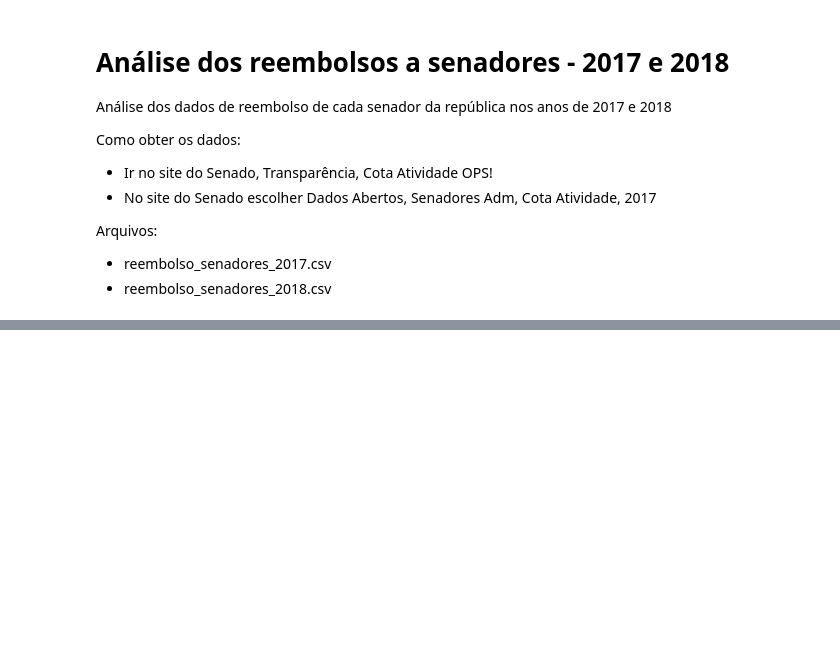
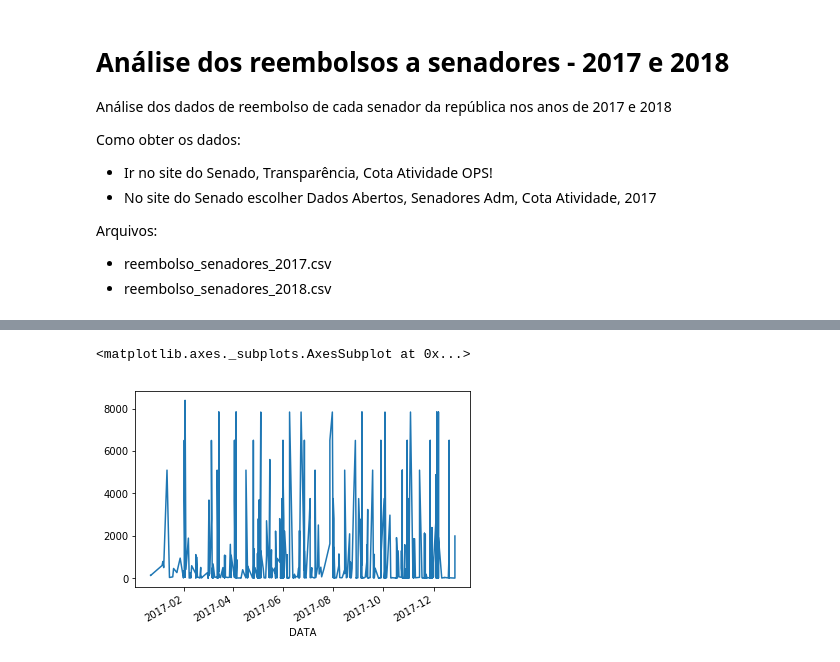
Before and after one commit to OSBrasilia/Curso_Analise_Dados_Publicos, a Jupyter notebook: 04_csv_gasto_atividade_senadores/Reembolso_Senadores.ipynb, the cells around one changed output, grey strips where cells are left out. Saved outputs shown, nothing was run; the diff lists cells and outputs as text; code cells hidden in the pictures; blank space fills up the shorter version.

Commit message:
Inclusão de gráficos / Pequenas correções

```diff
--- a/04_csv_gasto_atividade_senadores/Reembolso_Senadores.ipynb
+++ b/04_csv_gasto_atividade_senadores/Reembolso_Senadores.ipynb
@@ -62,0 +187,6 @@ df.pivot_table(index={'SENADOR', "TIPO_DESPESA"}, columns="MES", values='VALOR_R
+# %%
+# Considerando que o Senador Joao Capiberibe foi o que solicitou o maior valor de reembolsos
+# vamos criar um DataFrame especifico para o senador
+df_joao_capiberibe = df[df['SENADOR'] == 'JOÃO CAPIBERIBE']
+
+df_joao_capiberibe.head()
@@ -62,0 +200,3 @@ df.pivot_table(index={'SENADOR', "TIPO_DESPESA"}, columns="MES", values='VALOR_R
+# %%
+# Como o campo data está como object e não como data, precisamos converter
+df_joao_capiberibe['DATA'] = pd.to_datetime(df_joao_capiberibe['DATA'], format="%d/%m/%Y")
@@ -62,0 +223,13 @@ df.pivot_table(index={'SENADOR', "TIPO_DESPESA"}, columns="MES", values='VALOR_R
+# %%
+# Vamos plotar gráficos com base nas datas de cada reembolso
+# Portanto precisamos tornar o campo DATA em índice do DataFrame
+
+df_joao_capiberibe.set_index(keys='DATA',inplace=True)
+# %%
+# Visualizando os valores de reembolso por data
+%matplotlib inline
+
+df_joao_capiberibe['VALOR_REEMBOLSADO'].plot()
+# %% [output]
+<matplotlib.axes._subplots.AxesSubplot at 0x...>
+[figure, added]
```
Also changed, not shown: parts of 14 cells of this notebook.
